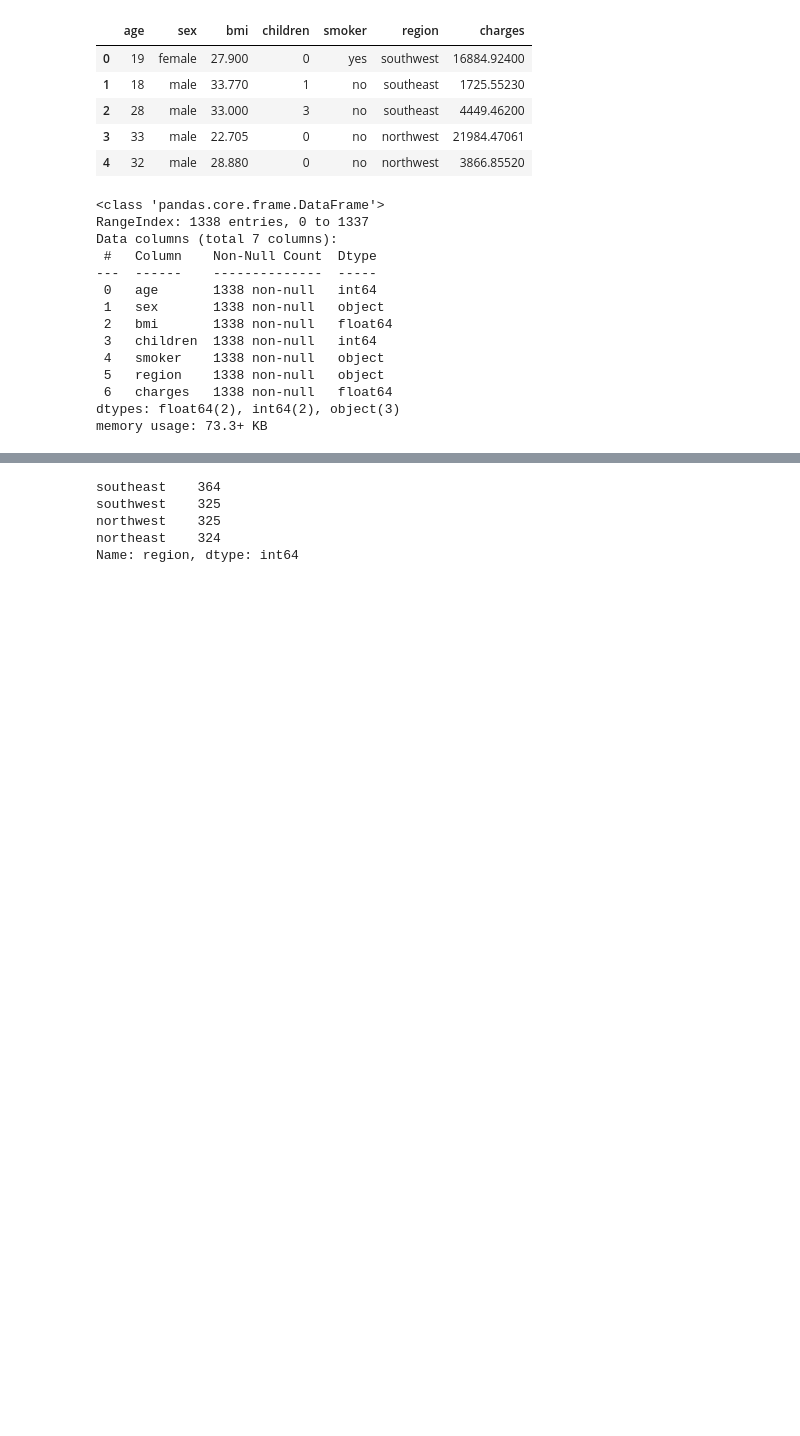
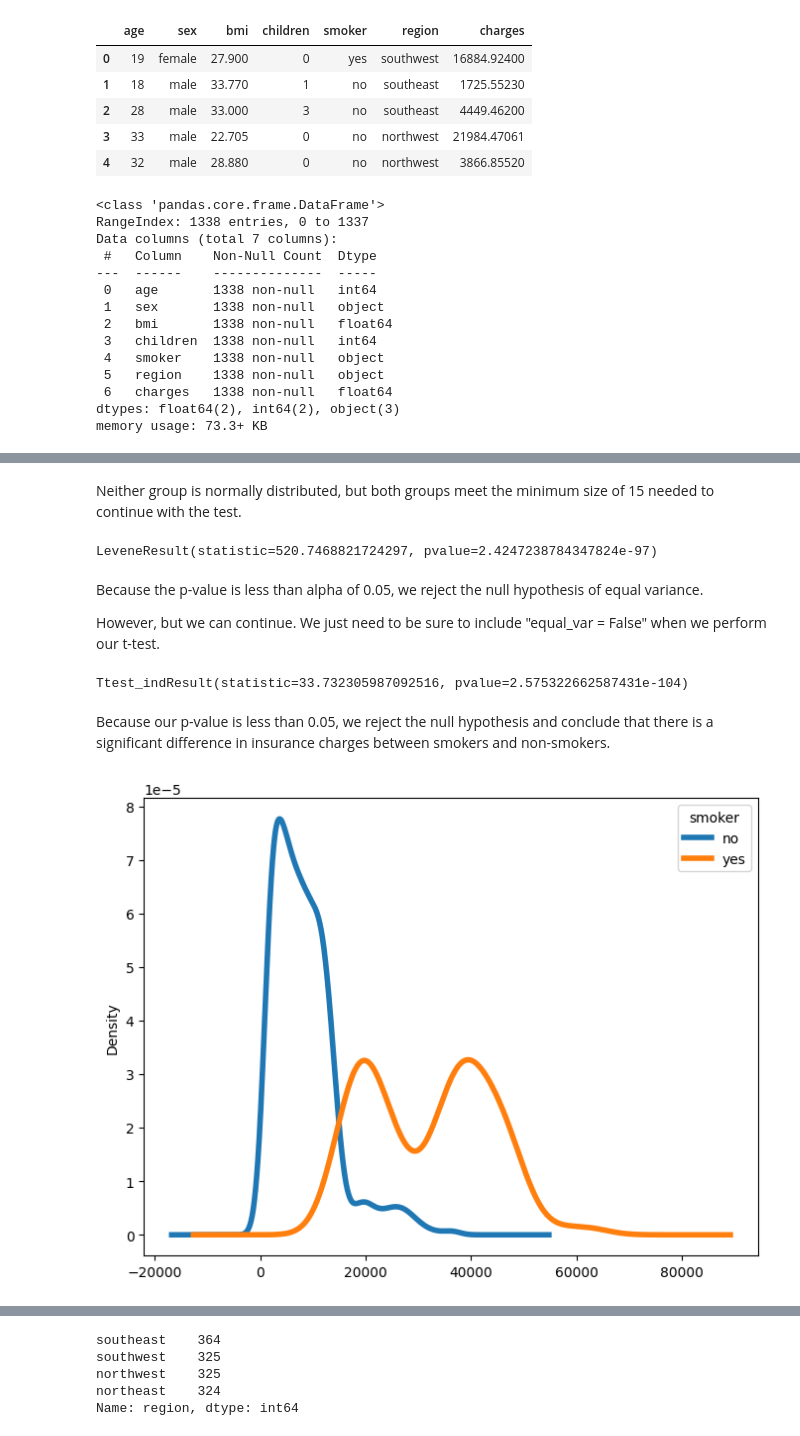
Before and after one commit to Richard-Shimada/Hypothesis-Testing-with-Insurance-Data, a Jupyter notebook: Hypothesis Testing with Insurance Data (Core).ipynb, the cells around one changed output, grey strips where cells are left out. Drawn from its saved outputs; the diff is of its cells as text; code cells hidden in the pictures; blank space fills up the shorter version.

```diff
--- a/Hypothesis Testing with Insurance Data (Core).ipynb
+++ b/Hypothesis Testing with Insurance Data (Core).ipynb
@@ -55 +84,31 @@ The T-test test should be performed as we are evaluating numeric data (charges)
+# %% [markdown]
+Neither group is normally distributed, but both groups meet the minimum size of 15 needed to continue with the test.
+# %%
+# Test for equal variance
+result = stats.levene(smoke_weight, no_smoke_weight)
+result
+# %% [output]
+LeveneResult(statistic=520.7468821724297, pvalue=2.4247238784347824e-97)
+# %% [markdown]
+Because the p-value is less than alpha of 0.05, we reject the null hypothesis of equal variance.
+
+However, but we can continue. We just need to be sure to include "equal_var = False" when we perform our t-test.
+# %%
+# Independent t-test with equal_var set to False
+result = stats.ttest_ind(smoke_weight, no_smoke_weight, equal_var = False)
+result
+# %% [output]
+Ttest_indResult(statistic=33.732305987092516, pvalue=2.575322662587431e-104)
+# %% [markdown]
+Because our p-value is less than 0.05, we reject the null hypothesis and conclude that there is a significant difference in insurance charges between smokers and non-smokers.
+# %%
+# Converting to wide dataframe
+data_wide = df.pivot(columns = 'smoker',
+                     values = 'charges')
+
+# plotting multiple density plot
+data_wide.plot.kde(figsize = (8, 6),
+                   linewidth = 4);
+# %% [output]
+[figure, added]
 # %% [markdown]
```
Also changed, not shown: parts of 38 cells of this notebook.
